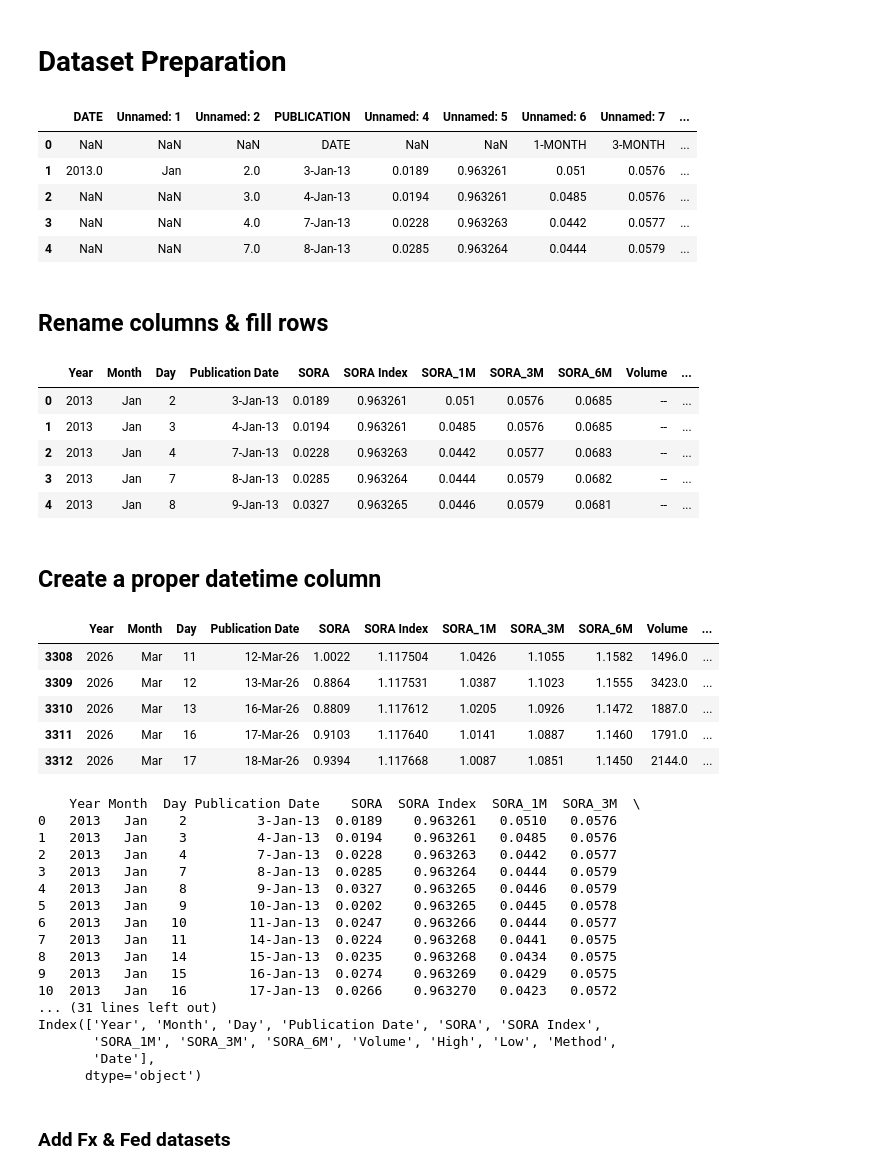
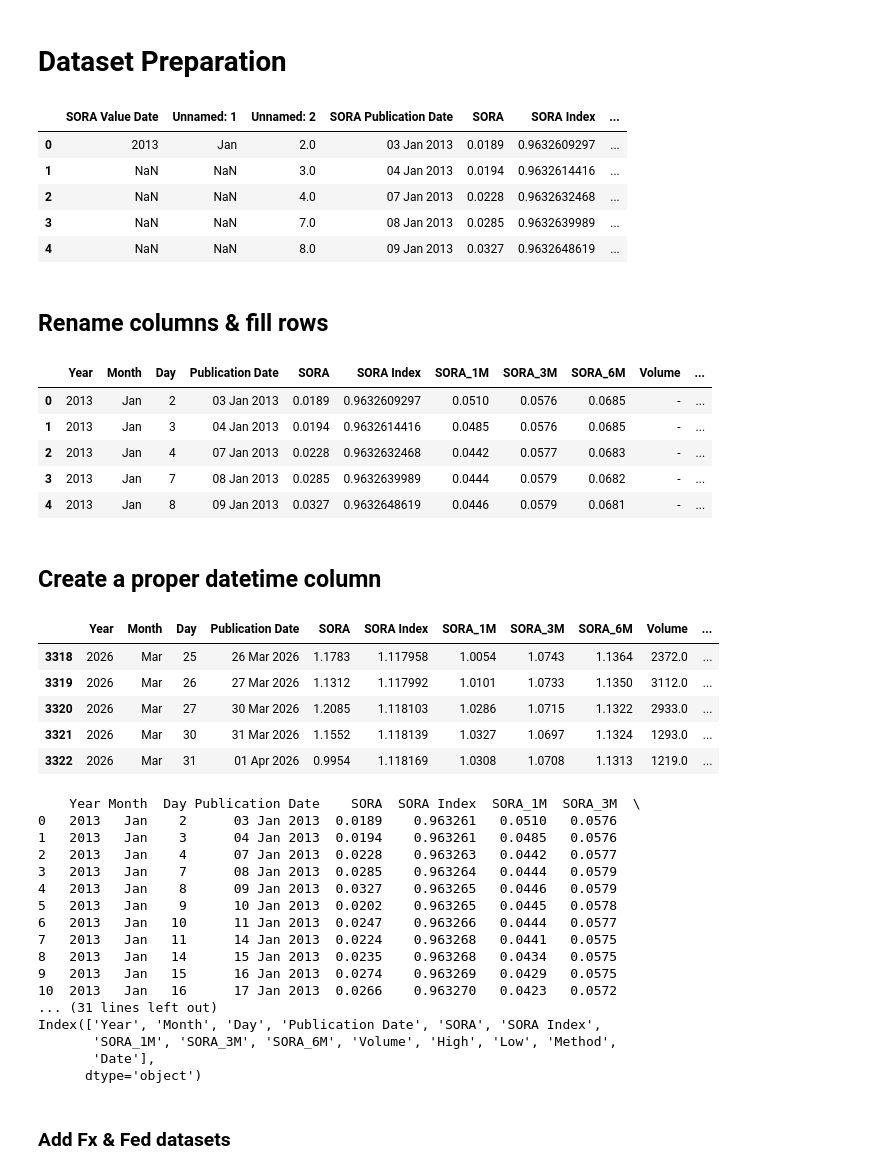
Before and after one commit to foooooooooooooooooooooooooootw/sora-analysis, a Jupyter notebook: SORA2.ipynb, the cells around one changed output. Saved outputs shown, nothing was run; the diff lists cells and outputs as text; code cells hidden in the pictures.

```diff
--- a/SORA2.ipynb
+++ b/SORA2.ipynb
@@ -3,19 +3,19 @@
 # %%
 import pandas as pd
 
 file_path = "Domestic Interest Rates.csv"
 
 # Skip the first few rows
-df_raw = pd.read_csv(file_path, header=1)
+df_raw = pd.read_csv(file_path, header=3)
 
 df_raw.head()
 # %% [output]
-|  | DATE | Unnamed: 1 | Unnamed: 2 | PUBLICATION | Unnamed: 4 | Unnamed: 5 | Unnamed: 6 | Unnamed: 7 | ... |
-| 0 | NaN | NaN | NaN | DATE | NaN | NaN | 1-MONTH | 3-MONTH | ... |
-| 1 | 2013.0 | Jan | 2.0 | 3-Jan-13 | 0.0189 | 0.963261 | 0.051 | 0.0576 | ... |
-| 2 | NaN | NaN | 3.0 | 4-Jan-13 | 0.0194 | 0.963261 | 0.0485 | 0.0576 | ... |
-| 3 | NaN | NaN | 4.0 | 7-Jan-13 | 0.0228 | 0.963263 | 0.0442 | 0.0577 | ... |
-| 4 | NaN | NaN | 7.0 | 8-Jan-13 | 0.0285 | 0.963264 | 0.0444 | 0.0579 | ... |
+|  | SORA Value Date | Unnamed: 1 | Unnamed: 2 | SORA Publication Date | SORA | SORA Index | ... |
+| 0 | 2013 | Jan | 2.0 | 03 Jan 2013 | 0.0189 | 0.9632609297 | ... |
+| 1 | NaN | NaN | 3.0 | 04 Jan 2013 | 0.0194 | 0.9632614416 | ... |
+| 2 | NaN | NaN | 4.0 | 07 Jan 2013 | 0.0228 | 0.9632632468 | ... |
+| 3 | NaN | NaN | 7.0 | 08 Jan 2013 | 0.0285 | 0.9632639989 | ... |
+| 4 | NaN | NaN | 8.0 | 09 Jan 2013 | 0.0327 | 0.9632648619 | ... |
 # %% [markdown]
 ## Rename columns & fill rows
 # %%
@@ -43,11 +43,11 @@ df_raw = df_raw.reset_index(drop=True)
 df_raw.head(5)
 # %% [output]
 |  | Year | Month | Day | Publication Date | SORA | SORA Index | SORA_1M | SORA_3M | SORA_6M | Volume | ... |
-| 0 | 2013 | Jan | 2 | 3-Jan-13 | 0.0189 | 0.963261 | 0.051 | 0.0576 | 0.0685 | -- | ... |
-| 1 | 2013 | Jan | 3 | 4-Jan-13 | 0.0194 | 0.963261 | 0.0485 | 0.0576 | 0.0685 | -- | ... |
-| 2 | 2013 | Jan | 4 | 7-Jan-13 | 0.0228 | 0.963263 | 0.0442 | 0.0577 | 0.0683 | -- | ... |
-| 3 | 2013 | Jan | 7 | 8-Jan-13 | 0.0285 | 0.963264 | 0.0444 | 0.0579 | 0.0682 | -- | ... |
-| 4 | 2013 | Jan | 8 | 9-Jan-13 | 0.0327 | 0.963265 | 0.0446 | 0.0579 | 0.0681 | -- | ... |
+| 0 | 2013 | Jan | 2 | 03 Jan 2013 | 0.0189 | 0.9632609297 | 0.0510 | 0.0576 | 0.0685 | - | ... |
+| 1 | 2013 | Jan | 3 | 04 Jan 2013 | 0.0194 | 0.9632614416 | 0.0485 | 0.0576 | 0.0685 | - | ... |
+| 2 | 2013 | Jan | 4 | 07 Jan 2013 | 0.0228 | 0.9632632468 | 0.0442 | 0.0577 | 0.0683 | - | ... |
+| 3 | 2013 | Jan | 7 | 08 Jan 2013 | 0.0285 | 0.9632639989 | 0.0444 | 0.0579 | 0.0682 | - | ... |
+| 4 | 2013 | Jan | 8 | 09 Jan 2013 | 0.0327 | 0.9632648619 | 0.0446 | 0.0579 | 0.0681 | - | ... |
 # %% [markdown]
 ## Create a proper datetime column
 # %%
@@ -67,27 +67,27 @@ for col in cols:
 df_raw.tail()
 # %% [output]
 |  | Year | Month | Day | Publication Date | SORA | SORA Index | SORA_1M | SORA_3M | SORA_6M | Volume | ... |
-| 3308 | 2026 | Mar | 11 | 12-Mar-26 | 1.0022 | 1.117504 | 1.0426 | 1.1055 | 1.1582 | 1496.0 | ... |
-| 3309 | 2026 | Mar | 12 | 13-Mar-26 | 0.8864 | 1.117531 | 1.0387 | 1.1023 | 1.1555 | 3423.0 | ... |
-| 3310 | 2026 | Mar | 13 | 16-Mar-26 | 0.8809 | 1.117612 | 1.0205 | 1.0926 | 1.1472 | 1887.0 | ... |
-| 3311 | 2026 | Mar | 16 | 17-Mar-26 | 0.9103 | 1.117640 | 1.0141 | 1.0887 | 1.1460 | 1791.0 | ... |
-| 3312 | 2026 | Mar | 17 | 18-Mar-26 | 0.9394 | 1.117668 | 1.0087 | 1.0851 | 1.1450 | 2144.0 | ... |
+| 3318 | 2026 | Mar | 25 | 26 Mar 2026 | 1.1783 | 1.117958 | 1.0054 | 1.0743 | 1.1364 | 2372.0 | ... |
+| 3319 | 2026 | Mar | 26 | 27 Mar 2026 | 1.1312 | 1.117992 | 1.0101 | 1.0733 | 1.1350 | 3112.0 | ... |
+| 3320 | 2026 | Mar | 27 | 30 Mar 2026 | 1.2085 | 1.118103 | 1.0286 | 1.0715 | 1.1322 | 2933.0 | ... |
+| 3321 | 2026 | Mar | 30 | 31 Mar 2026 | 1.1552 | 1.118139 | 1.0327 | 1.0697 | 1.1324 | 1293.0 | ... |
+| 3322 | 2026 | Mar | 31 | 01 Apr 2026 | 0.9954 | 1.118169 | 1.0308 | 1.0708 | 1.1313 | 1219.0 | ... |
 # %%
 print(df_raw.head(20))
 print(df_raw.columns)
 # %% [output]
     Year Month  Day Publication Date    SORA  SORA Index  SORA_1M  SORA_3M  \
-0   2013   Jan    2         3-Jan-13  0.0189    0.963261   0.0510   0.0576
-1   2013   Jan    3         4-Jan-13  0.0194    0.963261   0.0485   0.0576
-2   2013   Jan    4         7-Jan-13  0.0228    0.963263   0.0442   0.0577
-3   2013   Jan    7         8-Jan-13  0.0285    0.963264   0.0444   0.0579
-4   2013   Jan    8         9-Jan-13  0.0327    0.963265   0.0446   0.0579
-5   2013   Jan    9        10-Jan-13  0.0202    0.963265   0.0445   0.0578
-6   2013   Jan   10        11-Jan-13  0.0247    0.963266   0.0444   0.0577
-7   2013   Jan   11        14-Jan-13  0.0224    0.963268   0.0441   0.0575
-8   2013   Jan   14        15-Jan-13  0.0235    0.963268   0.0434   0.0575
-9   2013   Jan   15        16-Jan-13  0.0274    0.963269   0.0429   0.0575
-10  2013   Jan   16        17-Jan-13  0.0266    0.963270   0.0423   0.0572
+0   2013   Jan    2      03 Jan 2013  0.0189    0.963261   0.0510   0.0576
+1   2013   Jan    3      04 Jan 2013  0.0194    0.963261   0.0485   0.0576
+2   2013   Jan    4      07 Jan 2013  0.0228    0.963263   0.0442   0.0577
+3   2013   Jan    7      08 Jan 2013  0.0285    0.963264   0.0444   0.0579
+4   2013   Jan    8      09 Jan 2013  0.0327    0.963265   0.0446   0.0579
+5   2013   Jan    9      10 Jan 2013  0.0202    0.963265   0.0445   0.0578
+6   2013   Jan   10      11 Jan 2013  0.0247    0.963266   0.0444   0.0577
+7   2013   Jan   11      14 Jan 2013  0.0224    0.963268   0.0441   0.0575
+8   2013   Jan   14      15 Jan 2013  0.0235    0.963268   0.0434   0.0575
+9   2013   Jan   15      16 Jan 2013  0.0274    0.963269   0.0429   0.0575
+10  2013   Jan   16      17 Jan 2013  0.0266    0.963270   0.0423   0.0572
 ... (31 lines left out)
 Index(['Year', 'Month', 'Day', 'Publication Date', 'SORA', 'SORA Index',
        'SORA_1M', 'SORA_3M', 'SORA_6M', 'Volume', 'High', 'Low', 'Method',
```
Also changed, not shown: parts of 111 cells of this notebook, 3 other files.
